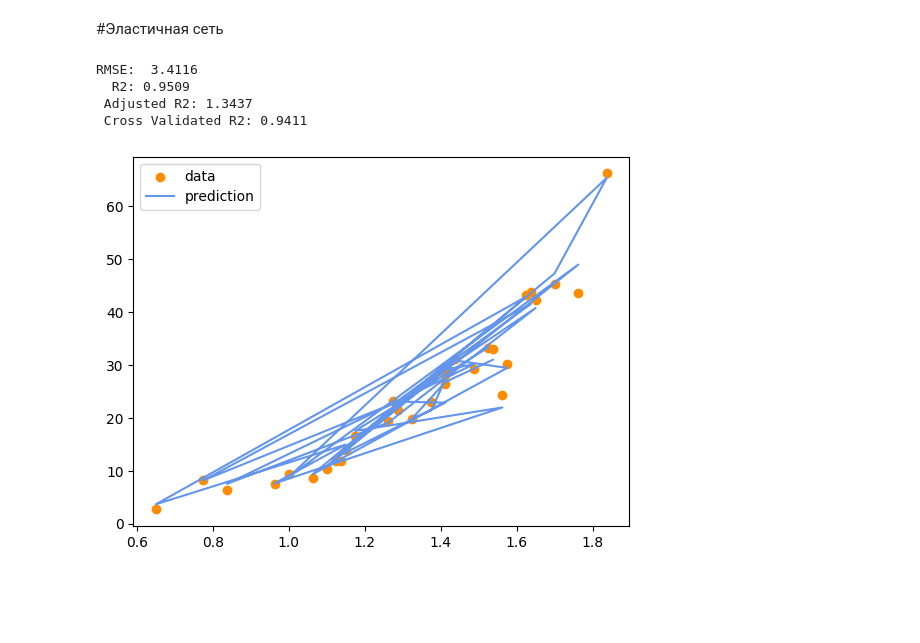
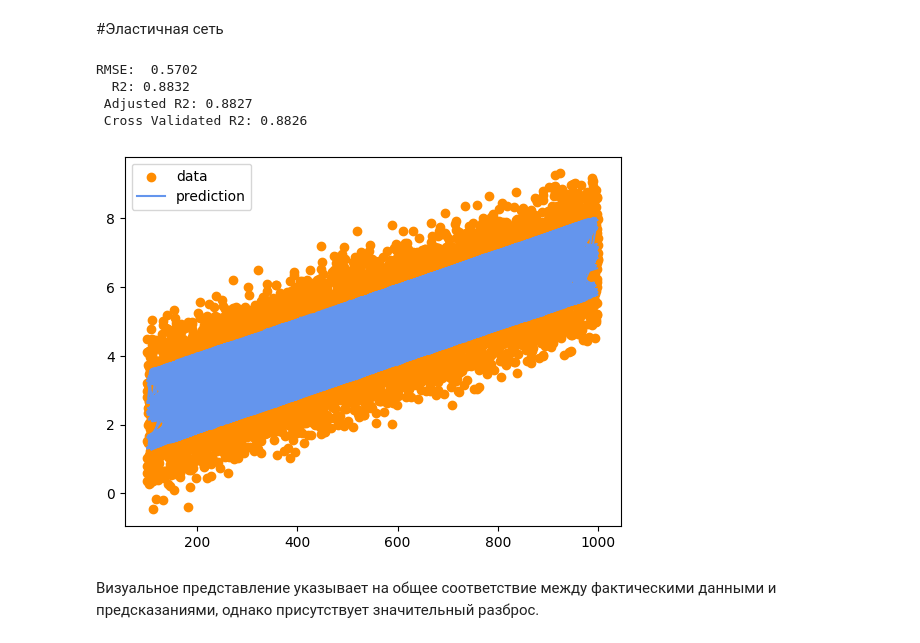
Before and after one commit to Bloodflo/python_for_kt, a Jupyter notebook: Заколодкин_Егор_Регрессия.ipynb, the cells around one changed output. Cells and saved outputs as stored; diff of their text form; code cells hidden in the pictures; blank space fills up the shorter version.

```diff
--- a/Заколодкин_Егор_Регрессия.ipynb
+++ b/Заколодкин_Егор_Регрессия.ipynb
@@ -35,7 +35,7 @@ def Reg_Models_Evaluation_Metrics (model,X_train,y_train,X_test,y_test,y_pred):
     return R2, adjusted_r2, CV_R2, RMSE
 # %%
 # Читаем датасет
-dataset = pd.read_csv('/content/CrabAgePrediction.csv', sep=',', encoding='cp1252')
+dataset = pd.read_csv('/content/crop_yield.csv', sep=',', encoding='cp1252')
 dataset = dataset.sample(frac=0.01)
 # %%
 # Выводи первые 5 строк
@@ -70,6 +71,12 @@ memory usage: 3.0+ KB
-# %%
-dataset["Sex"] = dataset["Sex"].astype('category')
-dataset["Sex_ind"] = dataset["Sex"].cat.codes
+# %%
+dataset["Region"] = dataset["Region"].astype('category')
+dataset["Region_ind"] = dataset["Region"].cat.codes
+dataset["Soil_Type"] = dataset["Soil_Type"].astype('category')
+dataset["Soil_Type_ind"] = dataset["Soil_Type"].cat.codes
+dataset["Crop"] = dataset["Crop"].astype('category')
+dataset["Crop_ind"] = dataset["Crop"].cat.codes
+dataset["Weather_Condition"] = dataset["Weather_Condition"].astype('category')
+dataset["Weather_Condition_ind"] = dataset["Weather_Condition"].cat.codes
 # %%
 # Выводим информацию о датасете
 dataset.info()
@@ -136,7 +152,7 @@ for col in numerical_columns:
 # %%
 # подготавливаем датасет к обучению
 
-X = dataset.drop(['Weight', 'Sex'], axis=1)
-y = dataset['Weight']
+X = dataset.drop(['Yield_tons_per_hectare', 'Region', 'Crop', 'Soil_Type', 'Weather_Condition'], axis=1)
+y = dataset['Yield_tons_per_hectare']
 print(f'X shape: {X.shape} | y shape: {y.shape} ')
 # %% [output]
@@ -352,16 +383,18 @@ y_en_pred = modelEN.predict(X_test)
 
 _ = Reg_Models_Evaluation_Metrics(modelEN, X_train, y_train, X_test, y_test, y_en_pred)
 # %% [output]
-RMSE:  3.4116
-  R2: 0.9509
- Adjusted R2: 1.3437
- Cross Validated R2: 0.9411
+RMSE:  0.5702
+  R2: 0.8832
+ Adjusted R2: 0.8827
+ Cross Validated R2: 0.8826
 # %%
-plt.scatter(X_train["Length"], y_train, color='darkorange',
+plt.scatter(X_train["Rainfall_mm"], y_train, color='darkorange',
             label='data')
-plt.plot(X_train["Length"], modelEN.predict(X_train), color='cornflowerblue',
+plt.plot(X_train["Rainfall_mm"], modelEN.predict(X_train), color='cornflowerblue',
          label='prediction')
 plt.legend()
 plt.show()
 # %% [output]
-[figure, old version]
+[figure, new version]
+# %% [markdown]
+Визуальное представление указывает на общее соответствие между фактическими данными и предсказаниями, однако присутствует значительный разброс.
```
Also changed, not shown: parts of 23 cells of this notebook, 2 other files.
